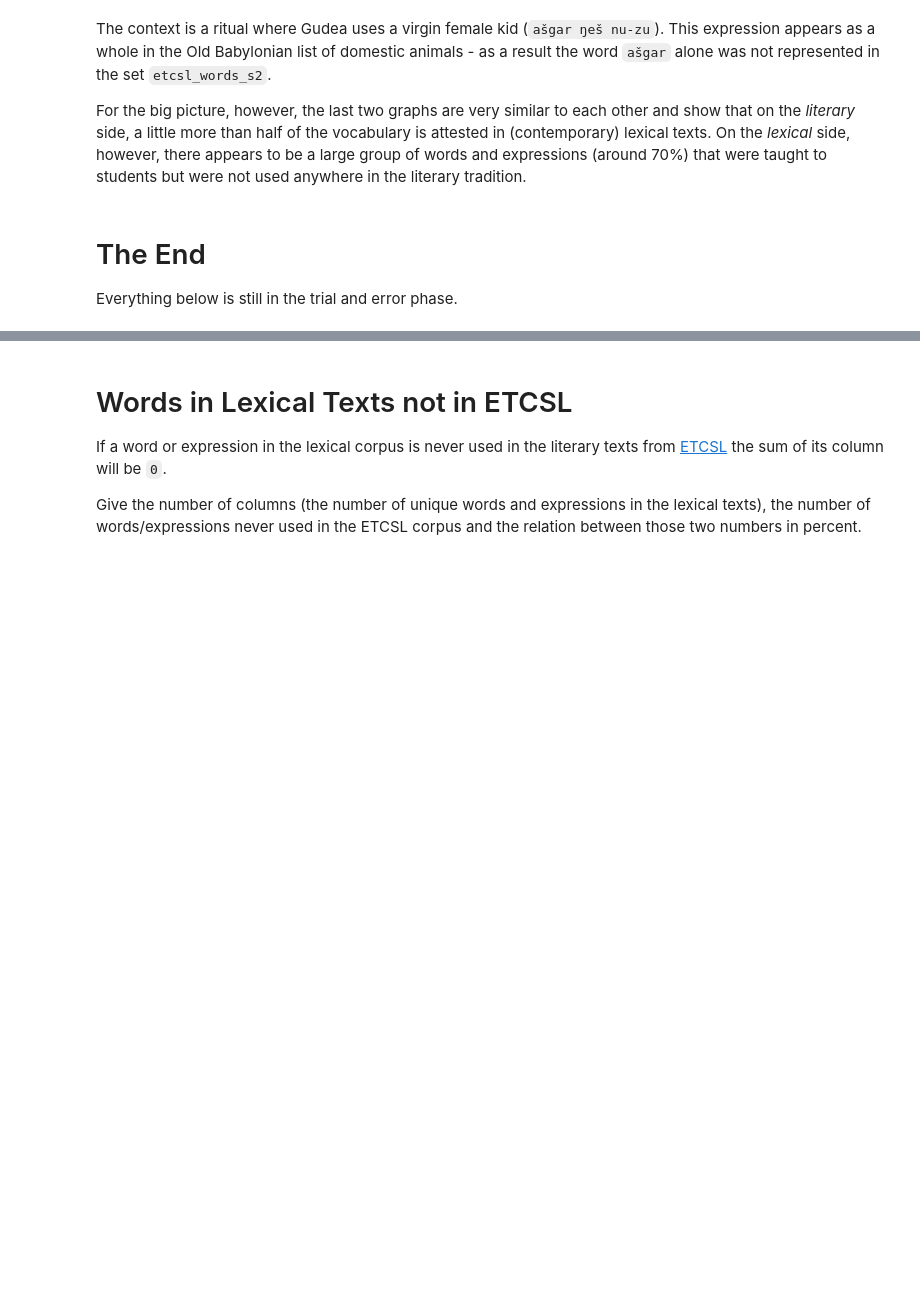
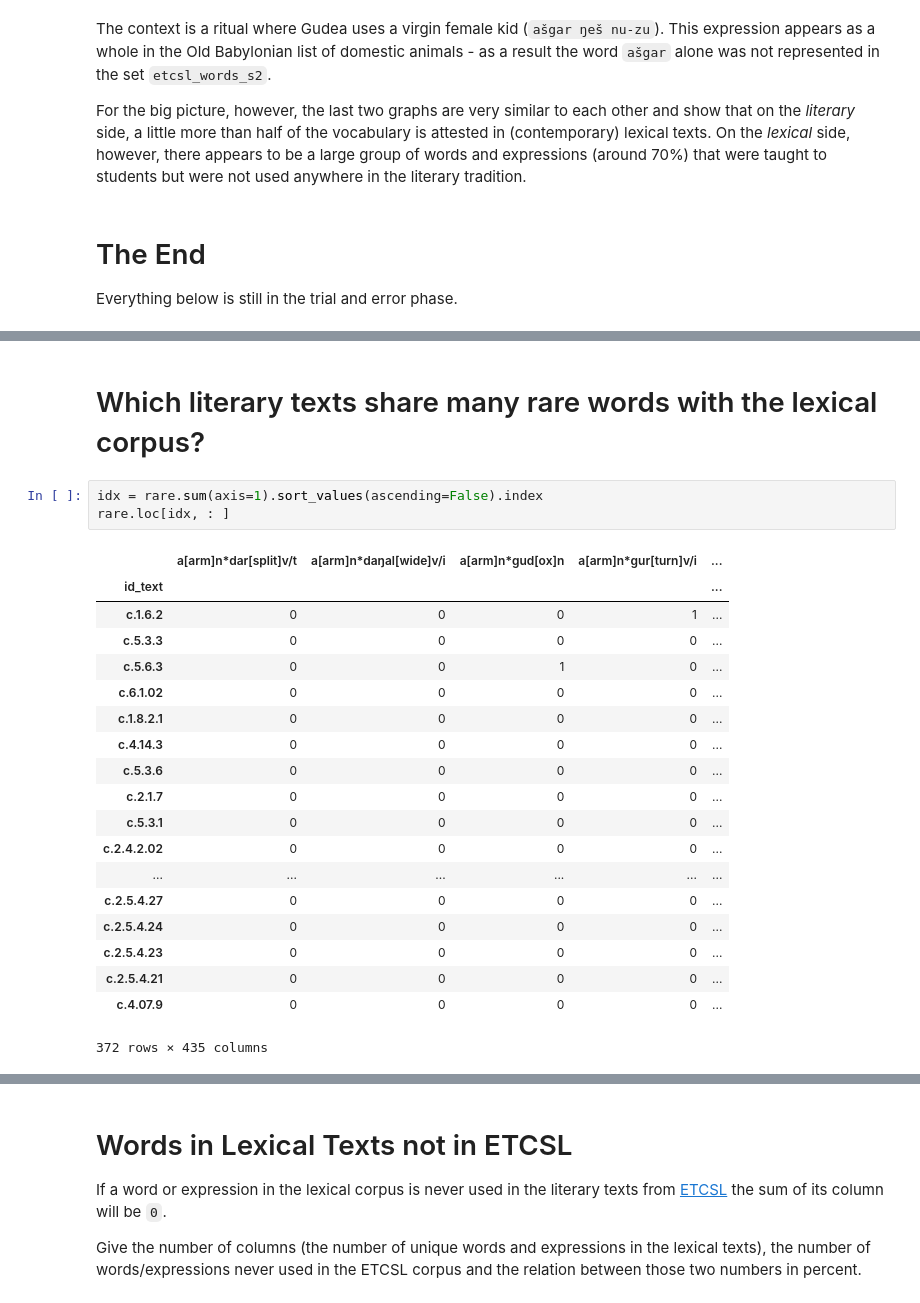
Before and after one commit to niekveldhuis/compass, a Jupyter notebook: 3_Vocabularies/Lit_Lex_Vocab.ipynb, the cells around one changed output, grey strips where cells are left out. Cells and saved outputs as stored; diff of their text form; blank space fills up the shorter version.

```diff
--- a/3_Vocabularies/Lit_Lex_Vocab.ipynb
+++ b/3_Vocabularies/Lit_Lex_Vocab.ipynb
@@ -345,0 +532,25 @@ etcsl_df
+# %% [markdown]
+# Which literary texts share many rare words with the lexical corpus?
+# %%
+idx = rare.sum(axis=1).sort_values(ascending=False).index
+rare.loc[idx, : ]
+# %% [output]
+|  | a[arm]n*dar[split]v/t | a[arm]n*daŋal[wide]v/i | a[arm]n*gud[ox]n | a[arm]n*gur[turn]v/i | ... |
+| id_text |  |  |  |  | ... |
+| c.1.6.2 | 0 | 0 | 0 | 1 | ... |
+| c.5.3.3 | 0 | 0 | 0 | 0 | ... |
+| c.5.6.3 | 0 | 0 | 1 | 0 | ... |
+| c.6.1.02 | 0 | 0 | 0 | 0 | ... |
+| c.1.8.2.1 | 0 | 0 | 0 | 0 | ... |
+| c.4.14.3 | 0 | 0 | 0 | 0 | ... |
+| c.5.3.6 | 0 | 0 | 0 | 0 | ... |
+| c.2.1.7 | 0 | 0 | 0 | 0 | ... |
+| c.5.3.1 | 0 | 0 | 0 | 0 | ... |
+| c.2.4.2.02 | 0 | 0 | 0 | 0 | ... |
+| ... | ... | ... | ... | ... | ... |
+| c.2.5.4.27 | 0 | 0 | 0 | 0 | ... |
+| c.2.5.4.24 | 0 | 0 | 0 | 0 | ... |
+| c.2.5.4.23 | 0 | 0 | 0 | 0 | ... |
+| c.2.5.4.21 | 0 | 0 | 0 | 0 | ... |
+| c.4.07.9 | 0 | 0 | 0 | 0 | ... |
+372 rows × 435 columns
```
Also changed, not shown: parts of 44 cells of this notebook, 2 other files.
